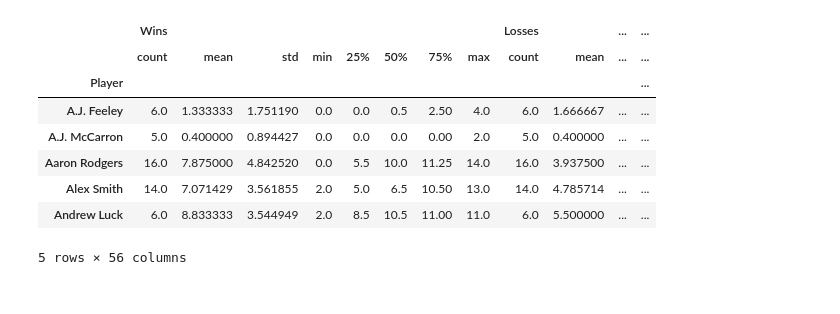
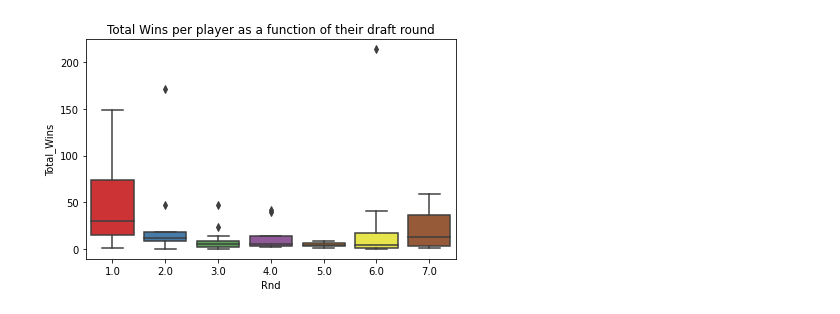
Before and after one commit to mikejackson35/mica_team, a Jupyter notebook: ig_mica_project1.ipynb, the cells around one changed output. Saved outputs shown, nothing was run; the diff lists cells and outputs as text; code cells hidden in the pictures.

```diff
--- a/ig_mica_project1.ipynb
+++ b/ig_mica_project1.ipynb
@@ -63,17 +62,19 @@ years_played=player_group["Player"].count()
-# %%
-#Collect Stats per Player
-player_summary=player_group.describe()
-#Check the column type
-player_summary.head()
-#Next line is to remove limit on number of colujmns or rows to be displayed
-#pd.set_option("display.max_rows", None, "display.max_columns", None)
-# %% [output]
-|  | Wins |  |  |  |  |  |  |  | Losses |  | ... | ... |
-|  | count | mean | std | min | 25% | 50% | 75% | max | count | mean | ... | ... |
-| Player |  |  |  |  |  |  |  |  |  |  |  | ... |
-| A.J. Feeley | 6.0 | 1.333333 | 1.751190 | 0.0 | 0.0 | 0.5 | 2.50 | 4.0 | 6.0 | 1.666667 | ... | ... |
-| A.J. McCarron | 5.0 | 0.400000 | 0.894427 | 0.0 | 0.0 | 0.0 | 0.00 | 2.0 | 5.0 | 0.400000 | ... | ... |
-| Aaron Rodgers | 16.0 | 7.875000 | 4.842520 | 0.0 | 5.5 | 10.0 | 11.25 | 14.0 | 16.0 | 3.937500 | ... | ... |
-| Alex Smith | 14.0 | 7.071429 | 3.561855 | 2.0 | 5.0 | 6.5 | 10.50 | 13.0 | 14.0 | 4.785714 | ... | ... |
-| Andrew Luck | 6.0 | 8.833333 | 3.544949 | 2.0 | 8.5 | 10.5 | 11.00 | 11.0 | 6.0 | 5.500000 | ... | ... |
-5 rows × 56 columns
+# %%
+#Collect Stats per Player using describe()
+player_summary=player_group.describe()
+#Add total wins column
+player_summary["Total_Wins"] = Total_Wins_per_player
+#Temp frame to do box plot of total wins vs round
+df=pd.DataFrame()
+df["Total_Wins"]=Total_Wins_per_player
+df["Rnd"]=player_summary["Rnd"]["mean"]
+#Box plot or Round vs total wins
+image=sns.boxplot(x='Rnd', y="Total_Wins",  data=df, palette="Set1")
+plt.title("Total Wins per player as a function of their draft round")
+plt.tight_layout()
+plt.show()
+#plt.savefig('Output/Boxplot_Wins_vs_Round.png')
+#Save as PNG
+image.figure.savefig("Output/Boxplot_Wins_vs_Round.png")
+# %% [output]
+[figure, added]
```
Also changed, not shown: parts of 21 cells of this notebook, 9 other files.
